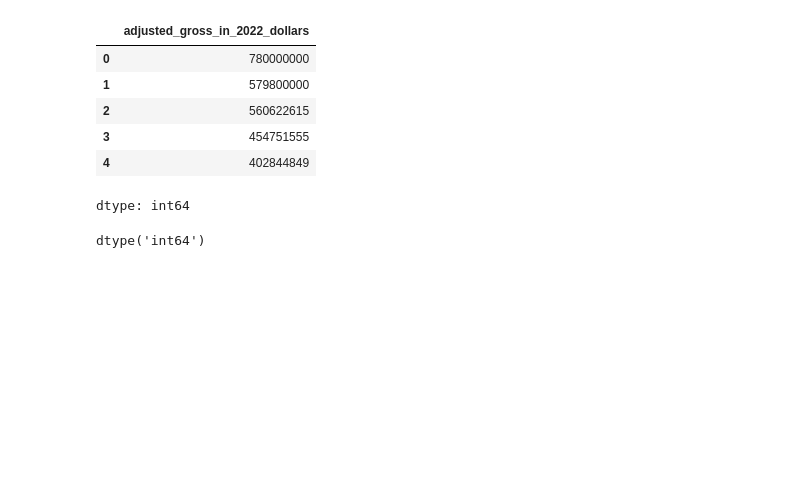
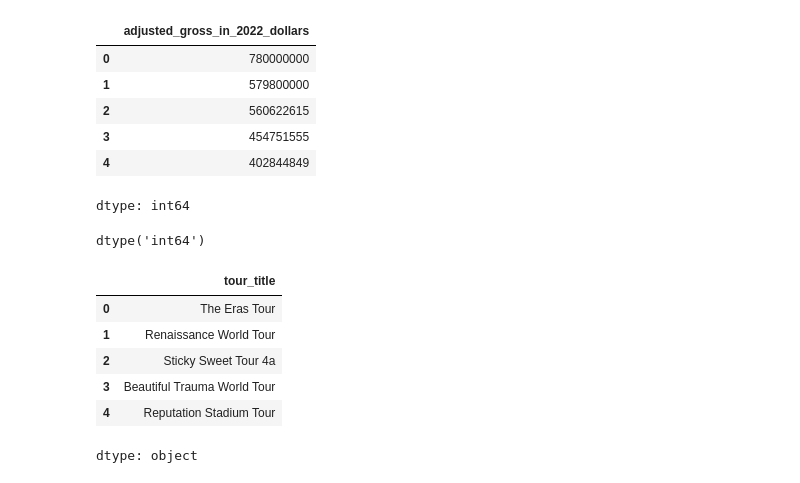
Before and after one commit to asmipandey18/Machine_learning, a Jupyter notebook: Data_cleaning.ipynb, the cells around one changed output. Cells and saved outputs as stored; diff of their text form; code cells hidden in the pictures; blank space fills up the shorter version.

```diff
--- a/Data_cleaning.ipynb
+++ b/Data_cleaning.ipynb
@@ -195,3 +195,17 @@ dtype: int64
 df["adjusted_gross_in_2022_dollars"].dtype
 # %% [output]
 dtype('int64')
+# %%
+df["tour_title"] = df["tour_title"].str.replace(
+    r"[^a-zA-Z0-9\s]", "", regex=True
+)
+# %%
+df["tour_title"].head()
+# %% [output]
+|  | tour_title |
+| 0 | The Eras Tour |
+| 1 | Renaissance World Tour |
+| 2 | Sticky Sweet Tour 4a |
+| 3 | Beautiful Trauma World Tour |
+| 4 | Reputation Stadium Tour |
+dtype: object
```
Also changed, not shown: parts of 8 cells of this notebook.
